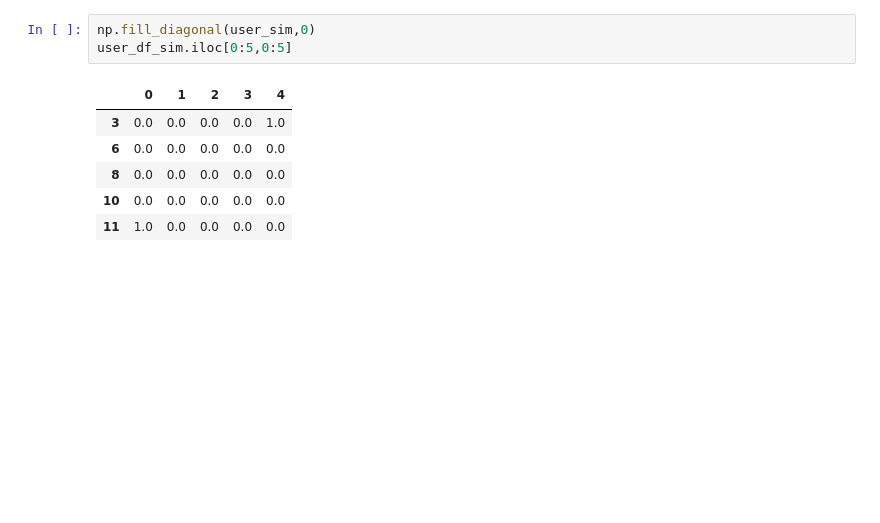
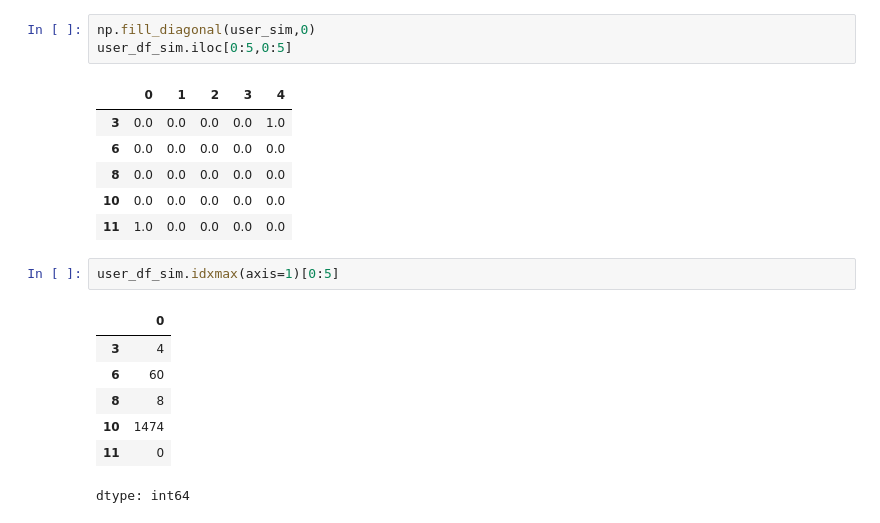
Before and after one commit to Sakshithreddy2004/LMS, a Jupyter notebook: Recomendation_Systems.ipynb, the cells around one changed output. Drawn from its saved outputs; the diff is of its cells as text; blank space fills up the shorter version.

```diff
--- a/Recomendation_Systems.ipynb
+++ b/Recomendation_Systems.ipynb
@@ -157,3 +157,13 @@ user_df_sim.iloc[0:5,0:5]
 | 8 | 0.0 | 0.0 | 0.0 | 0.0 | 0.0 |
 | 10 | 0.0 | 0.0 | 0.0 | 0.0 | 0.0 |
 | 11 | 1.0 | 0.0 | 0.0 | 0.0 | 0.0 |
+# %%
+user_df_sim.idxmax(axis=1)[0:5]
+# %% [output]
+|  | 0 |
+| 3 | 4 |
+| 6 | 60 |
+| 8 | 8 |
+| 10 | 1474 |
+| 11 | 0 |
+dtype: int64
```
Also changed, not shown: parts of 5 cells of this notebook.
